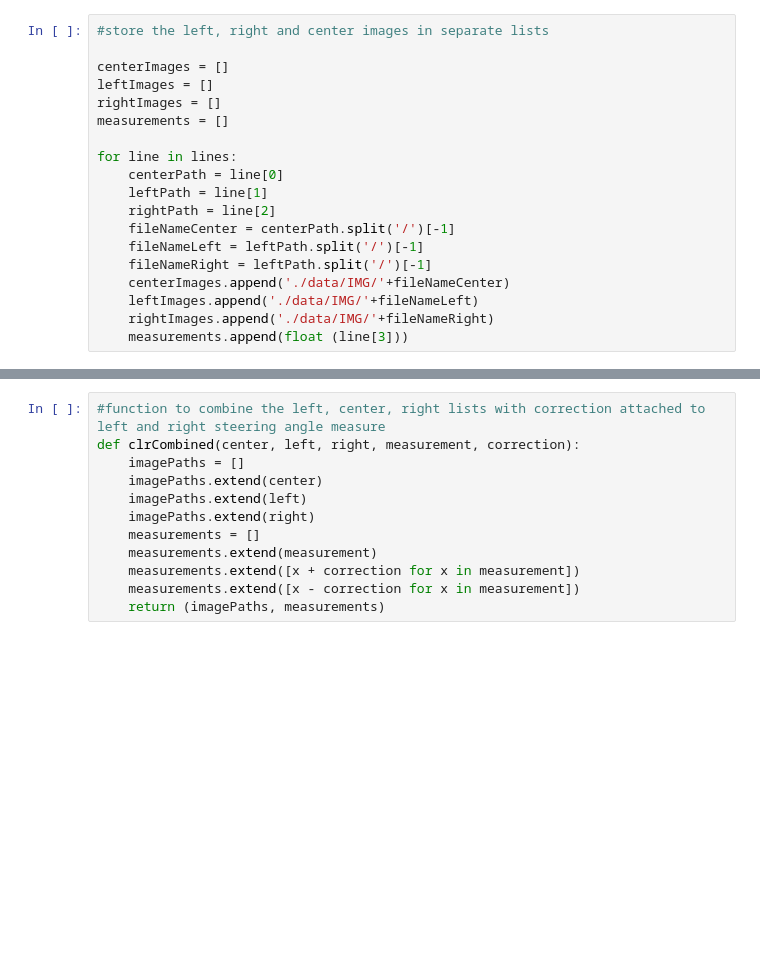
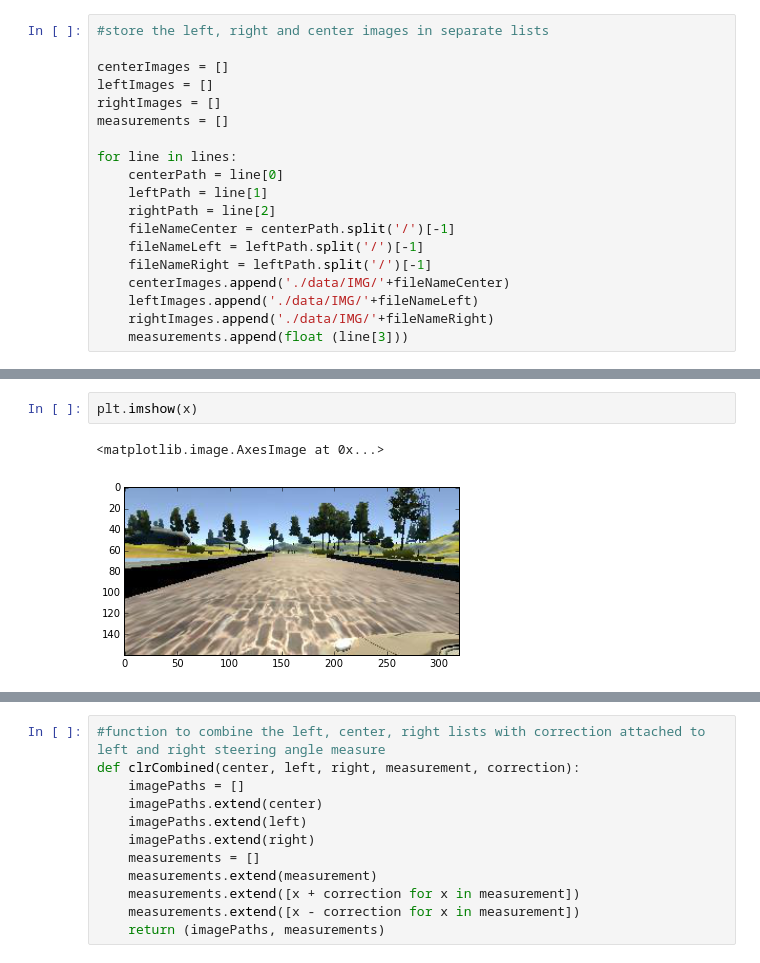
Before and after one commit to manika1511/self_driving_car_nd, a Jupyter notebook: term1/CarND-Behavioral-Cloning-P3-solution/P3.ipynb, the cells around one changed output, grey strips where cells are left out. Drawn from its saved outputs; the diff is of its cells as text; blank space fills up the shorter version.

```diff
--- a/term1/CarND-Behavioral-Cloning-P3-solution/P3.ipynb
+++ b/term1/CarND-Behavioral-Cloning-P3-solution/P3.ipynb
@@ -33,0 +45,5 @@ for line in lines:
+# %%
+plt.imshow(x)
+# %% [output]
+<matplotlib.image.AxesImage at 0x...>
+[figure, added]
```
Also changed, not shown: parts of 6 cells of this notebook, 2 other files.
